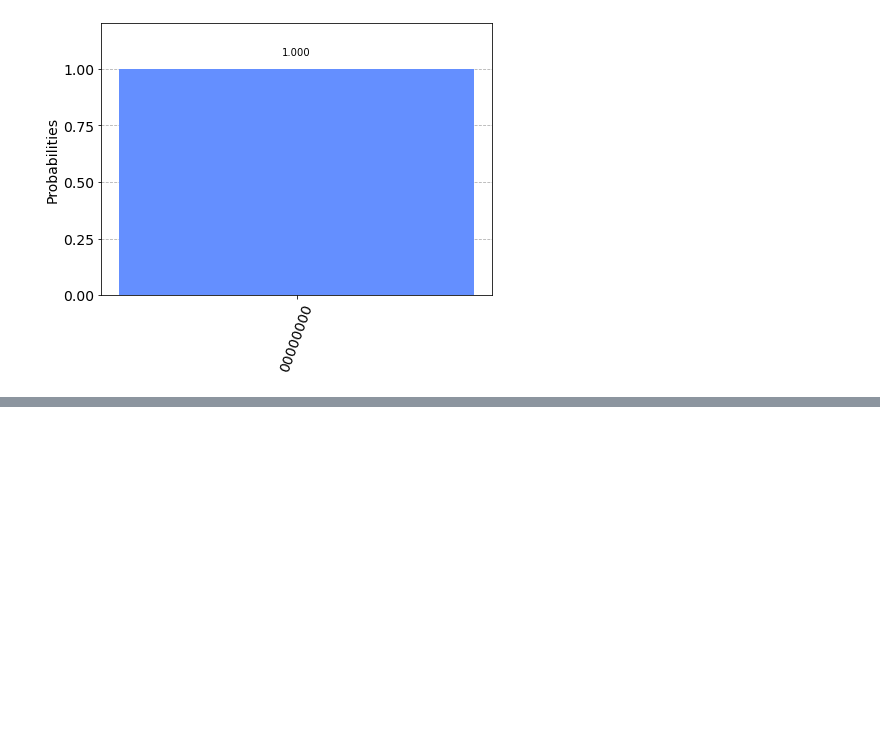
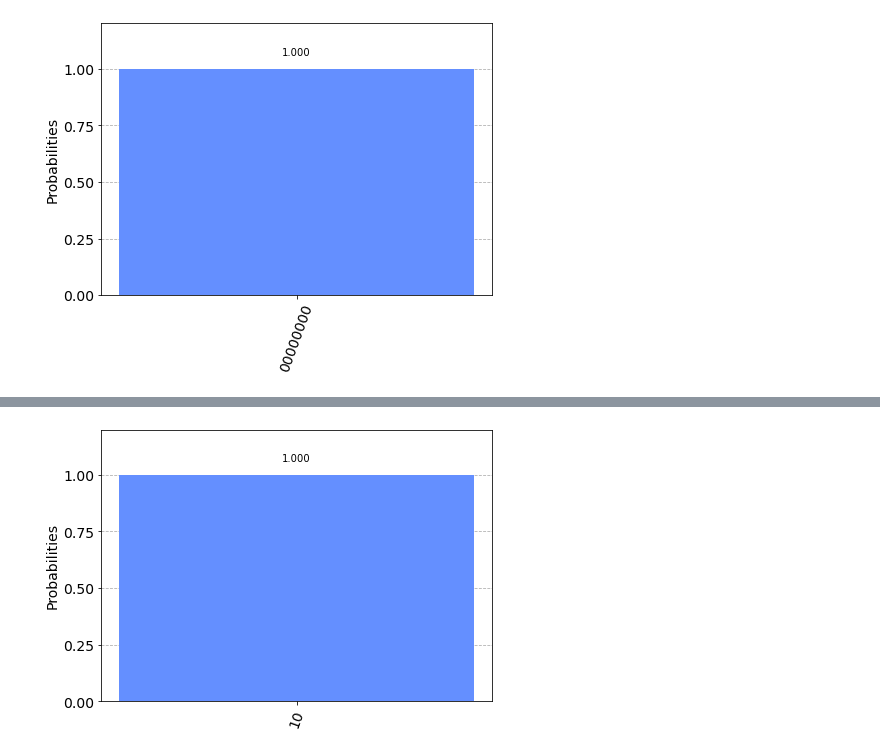
Before and after one commit to vabarbosa/vb_qiskit-quantumcomputing, a Jupyter notebook: qcircuit.ipynb, the cells around one changed output, grey strips where cells are left out. Drawn from its saved outputs; the diff is of its cells as text; code cells hidden in the pictures; blank space fills up the shorter version.

```diff
--- a/qcircuit.ipynb
+++ b/qcircuit.ipynb
@@ -36,3 +36,20 @@ counts = execute(qc_output,Aer.get_backend('qasm_simulator')).result().get_count
 plot_histogram(counts)
 # %% [output]
 [figure]
+# %%
+qc_ha = QuantumCircuit(4,2)
+
+qc_ha.x(0)
+qc_ha.x(1)
+qc_ha.barrier()
+
+qc_ha.cx(0,2)
+qc_ha.cx(1,2)
+
+qc_ha.ccx(0,1,3)
+qc_ha.barrier()
+
+qc_ha.measure(2,0)
+qc_ha.measure(3,1)
+
+qc_ha.draw()
@@ -38,0 +68,5 @@ plot_histogram(counts)
+# %%
+counts = execute(qc_ha, Aer.get_backend('qasm_simulator')).result().get_counts()
+plot_histogram(counts)
+# %% [output]
+[figure, added]
```
Also changed, not shown: parts of 1 cell of this notebook.
